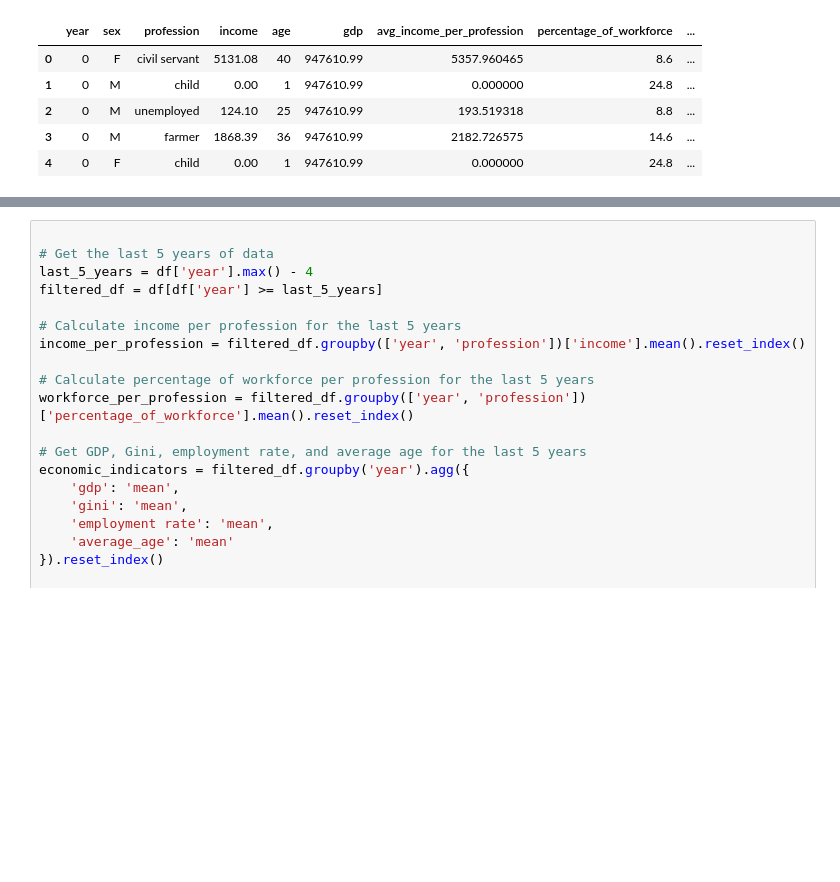
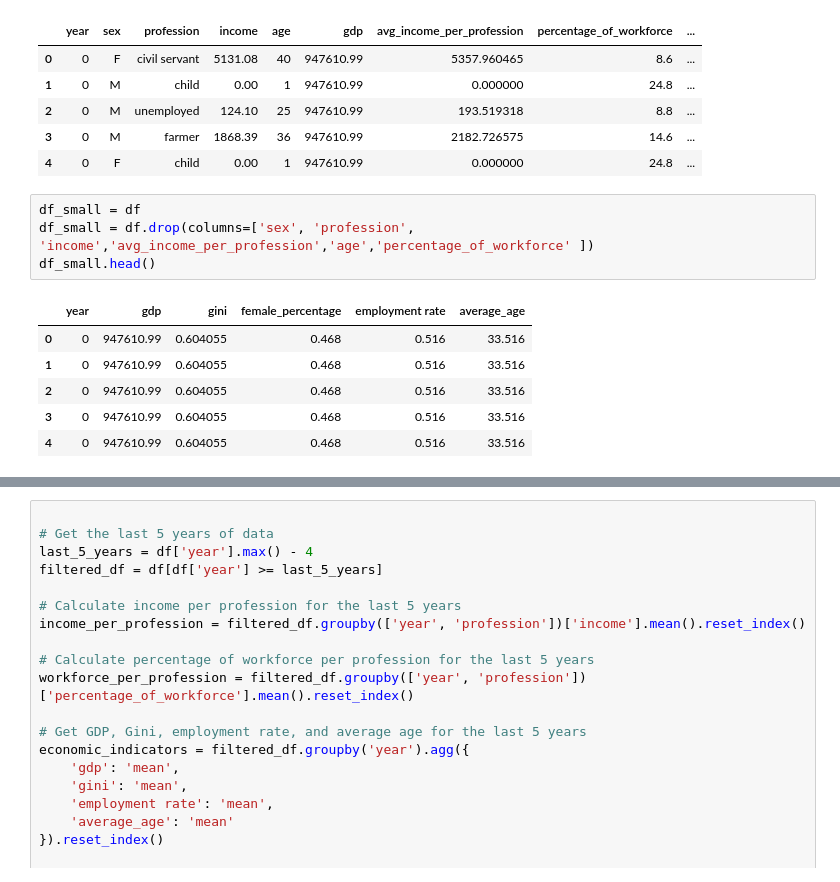
Before and after one commit to charlie-svl/TropicanaS4, a Jupyter notebook: day_2/day_2_data.ipynb, the cells around one changed output, grey strips where cells are left out. Drawn from its saved outputs; the diff is of its cells as text; blank space fills up the shorter version.

```diff
--- a/day_2/day_2_data.ipynb
+++ b/day_2/day_2_data.ipynb
@@ -145,3 +145,14 @@ df.head()
 | 2 | 0 | M | unemployed | 124.10 | 25 | 947610.99 | 193.519318 | 8.8 | ... |
 | 3 | 0 | M | farmer | 1868.39 | 36 | 947610.99 | 2182.726575 | 14.6 | ... |
 | 4 | 0 | F | child | 0.00 | 1 | 947610.99 | 0.000000 | 24.8 | ... |
+# %%
+df_small = df
+df_small = df.drop(columns=['sex', 'profession', 'income','avg_income_per_profession','age','percentage_of_workforce' ])
+df_small.head()
+# %% [output]
+|  | year | gdp | gini | female_percentage | employment rate | average_age |
+| 0 | 0 | 947610.99 | 0.604055 | 0.468 | 0.516 | 33.516 |
+| 1 | 0 | 947610.99 | 0.604055 | 0.468 | 0.516 | 33.516 |
+| 2 | 0 | 947610.99 | 0.604055 | 0.468 | 0.516 | 33.516 |
+| 3 | 0 | 947610.99 | 0.604055 | 0.468 | 0.516 | 33.516 |
+| 4 | 0 | 947610.99 | 0.604055 | 0.468 | 0.516 | 33.516 |
```
Also changed, not shown: parts of 1 cell of this notebook, 5 other files.
